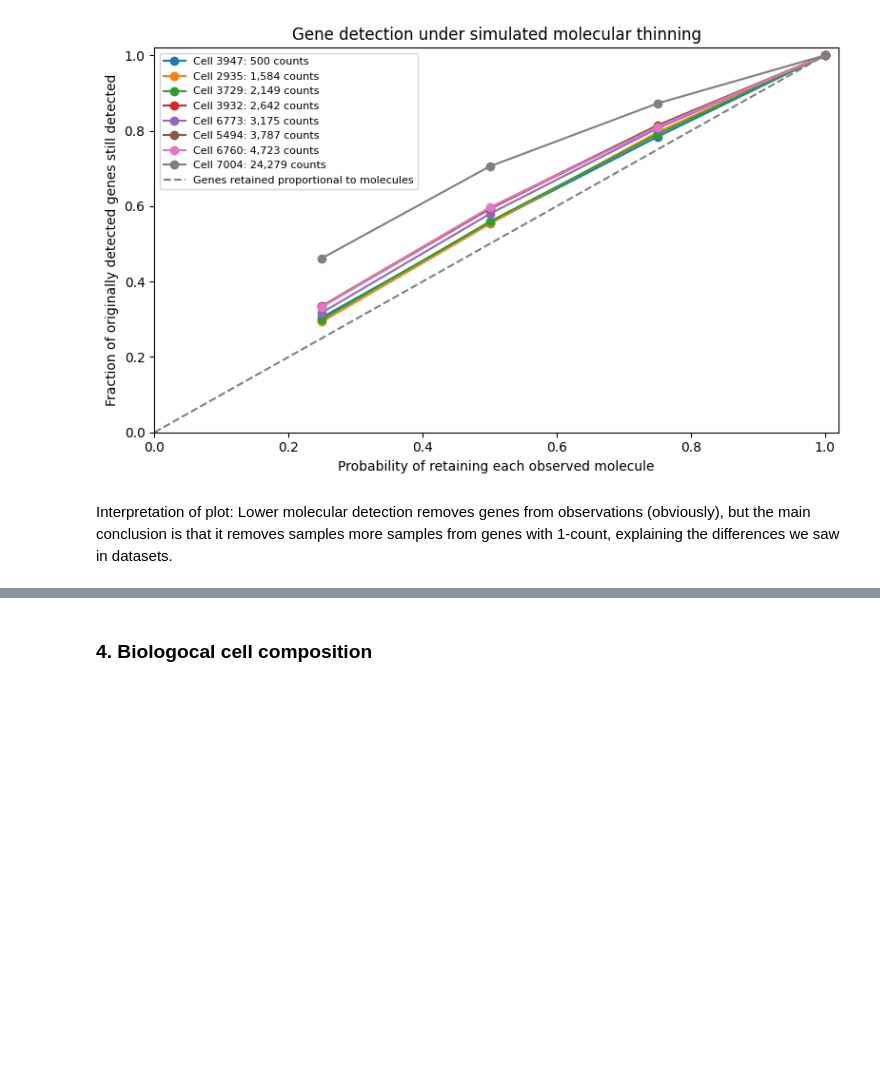
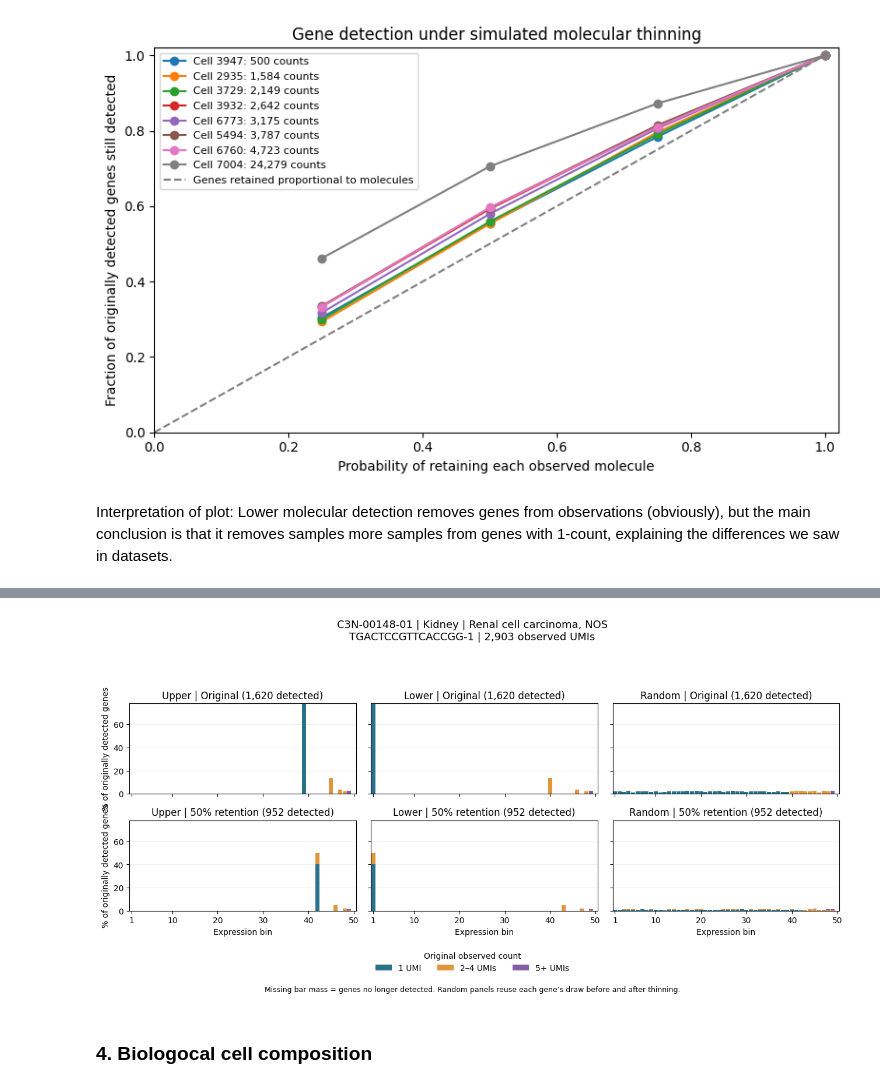
Before and after one commit to AkashPrasad2/scgpt-cna, a Jupyter notebook: notebooks/04-identifying_expression_prediction_problems.ipynb, the cells around one changed output, grey strips where cells are left out. Drawn from its saved outputs; the diff is of its cells as text; code cells hidden in the pictures; blank space fills up the shorter version.

```diff
--- a/notebooks/04-identifying_expression_prediction_problems.ipynb
+++ b/notebooks/04-identifying_expression_prediction_problems.ipynb
@@ -888,3 +1158,64 @@ Interpretation of plot: Lower molecular detection removes genes from observation
+# %%
+# B — Histograms of one real cell, before and after thinning
+from pathlib import Path
+import matplotlib.pyplot as plt
+
+# Override this index to show a specific cell; the default is near median depth.
+i = int(np.argsort(cell_context["total_counts"].to_numpy(), kind="stable")[
+    len(cell_context) // 2
+])
+original = expression_counts.getrow(i).data.astype(np.int64)
+assert len(original) and (original > 0).all()
+thinned = np.random.default_rng(2026).binomial(original, 0.5)
+u = np.random.default_rng(2027).random(len(original))
+groups = umi_groups(original)
+
+fig, axes = plt.subplots(2, 3, figsize=(13, 6.6), sharex=True, sharey=True)
+palette = ["#2A728C", "#DF963D", "#865EA5"]
+for row_idx, (row_label, counts) in enumerate(
+    [("Original", original), ("50% retention", thinned)]
+):
+    lo, hi = bin_interval(counts)
+    detected = counts > 0
+    for col_idx, rule in enumerate(RULES):
+        ax = axes[row_idx, col_idx]
+        labels = assign_bins(lo, hi, rule, u)
+        bottom = np.zeros(50)
+        for group, color in zip(GROUPS, palette):
+            selected = detected & (groups == group)
+            heights = 100 * np.bincount(labels[selected], minlength=51)[1:] / len(original)
+            ax.bar(np.arange(1, 51), heights, bottom=bottom, width=0.9,
+                   color=color, label=group)
+            bottom += heights
+        ax.set_title(f"{rule.capitalize()} | {row_label} ({detected.sum():,} detected)")
+        ax.set_xlim(0.5, 50.5)
+        ax.set_xticks([1, 10, 20, 30, 40, 50])
+        ax.grid(axis="y", alpha=0.2)
+        ax.set_axisbelow(True)
+        if col_idx == 0:
+            ax.set_ylabel("% of originally detected genes")
+        if row_idx == 1:
+            ax.set_xlabel("Expression bin")
+handles, labels = axes[0, 0].get_legend_handles_labels()
+fig.legend(handles, labels, title="Original observed count", loc="lower center",
+           ncol=3, frameon=False, bbox_to_anchor=(0.5, 0.045))
+case = cell_context.iloc[i]
+fig.suptitle(
+    f"{case['sample_id']} | {case['disease_primary_site']} | {case['sample_diagnosis']}\n"
+    f"{cell_context.index[i]} | {original.sum():,} observed UMIs",
+    fontsize=13,
+)
+fig.text(0.5, 0.014, "Missing bar mass = genes no longer detected. "
+         "Random panels reuse each gene’s draw before and after thinning.",
+         ha="center", fontsize=9)
+fig.tight_layout(rect=(0, 0.135, 1, 0.90))
+plot_dir = Path(OUT) / "figures"
+plot_dir.mkdir(parents=True, exist_ok=True)
+fig.savefig(plot_dir / f"tie_histograms_cell_{i}.png", dpi=250, bbox_inches="tight")
+fig.savefig(plot_dir / f"tie_histograms_cell_{i}.pdf", bbox_inches="tight")
+plt.show()
+# %% [output]
+[figure, added]
 # %% [markdown]
 ### 4. Biologocal cell composition
 # %%
```
Also changed, not shown: parts of 6 cells of this notebook, 1 other file.
